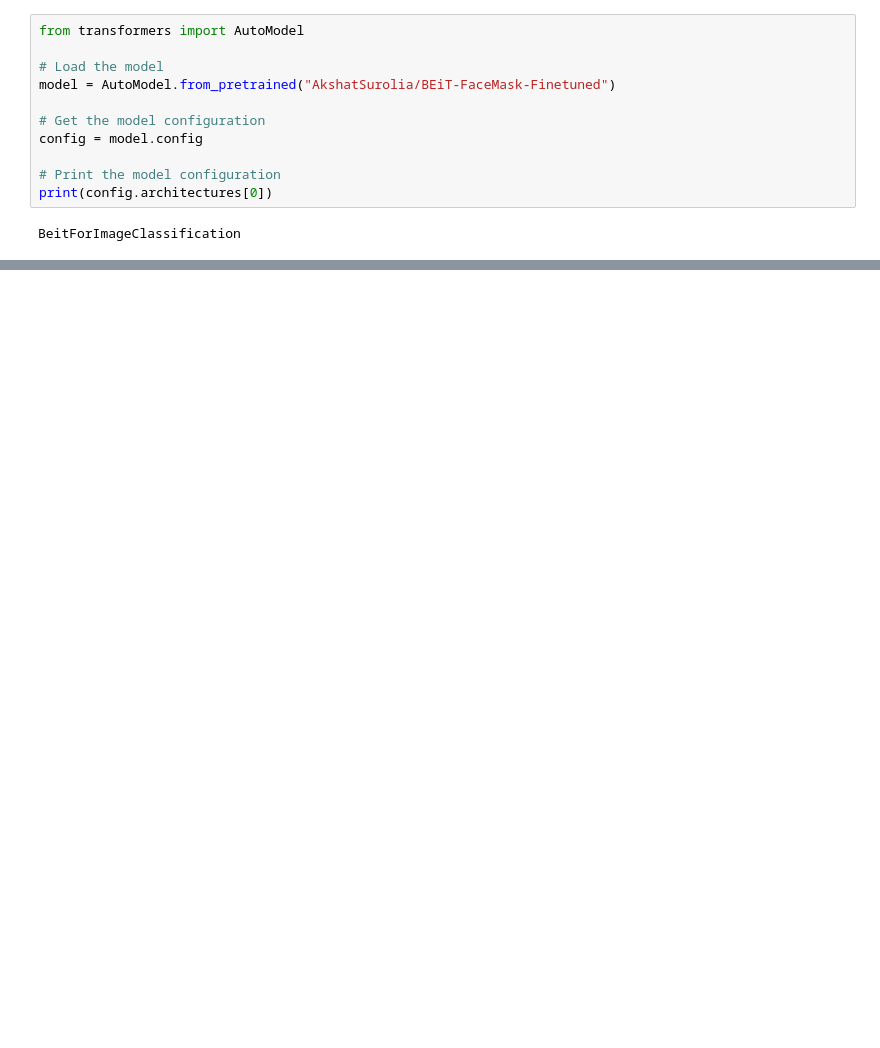
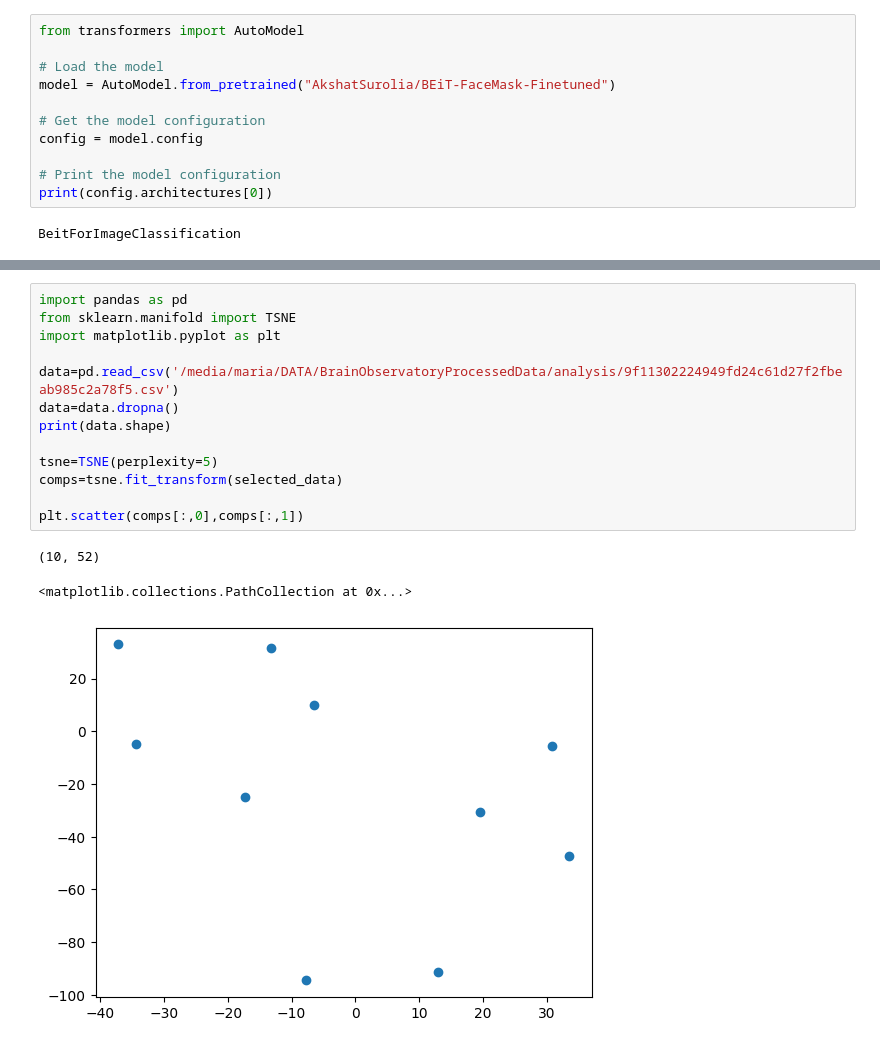
Before and after one commit to mariakesa/HuggingMouse, a Jupyter notebook: tutorial_notebooks/test.ipynb, the cells around one changed output, grey strips where cells are left out. Cells and saved outputs as stored; diff of their text form; blank space fills up the shorter version.

```diff
--- a/tutorial_notebooks/test.ipynb
+++ b/tutorial_notebooks/test.ipynb
@@ -158,0 +83,17 @@ KeyboardInterrupt:
+# %%
+import pandas as pd
+from sklearn.manifold import TSNE
+import matplotlib.pyplot as plt
+
+data=pd.read_csv('/media/maria/DATA/BrainObservatoryProcessedData/analysis/9f11302224949fd24c61d27f2fbeab985c2a78f5.csv')
+data=data.dropna()
+print(data.shape)
+
+tsne=TSNE(perplexity=5)
+comps=tsne.fit_transform(selected_data)
+
+plt.scatter(comps[:,0],comps[:,1])
+# %% [output]
+(10, 52)
+<matplotlib.collections.PathCollection at 0x...>
+[figure, added]
```
Also changed, not shown: parts of 10 cells of this notebook, 4 other files.
